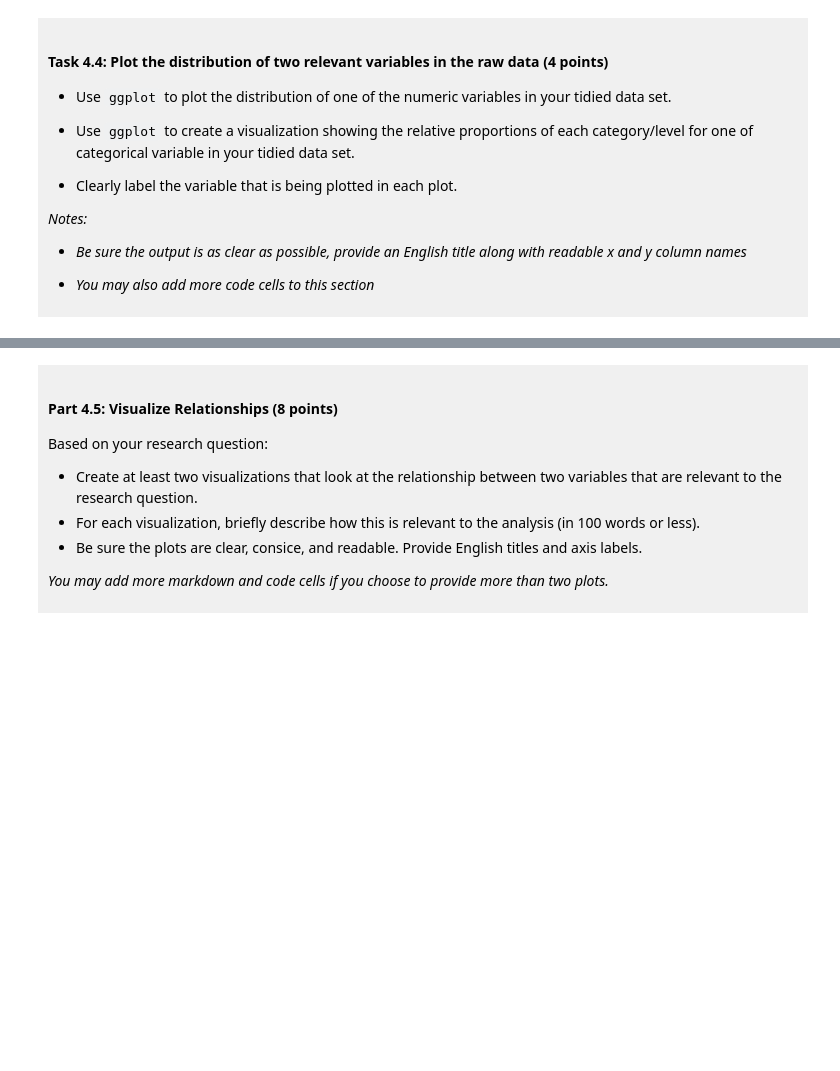
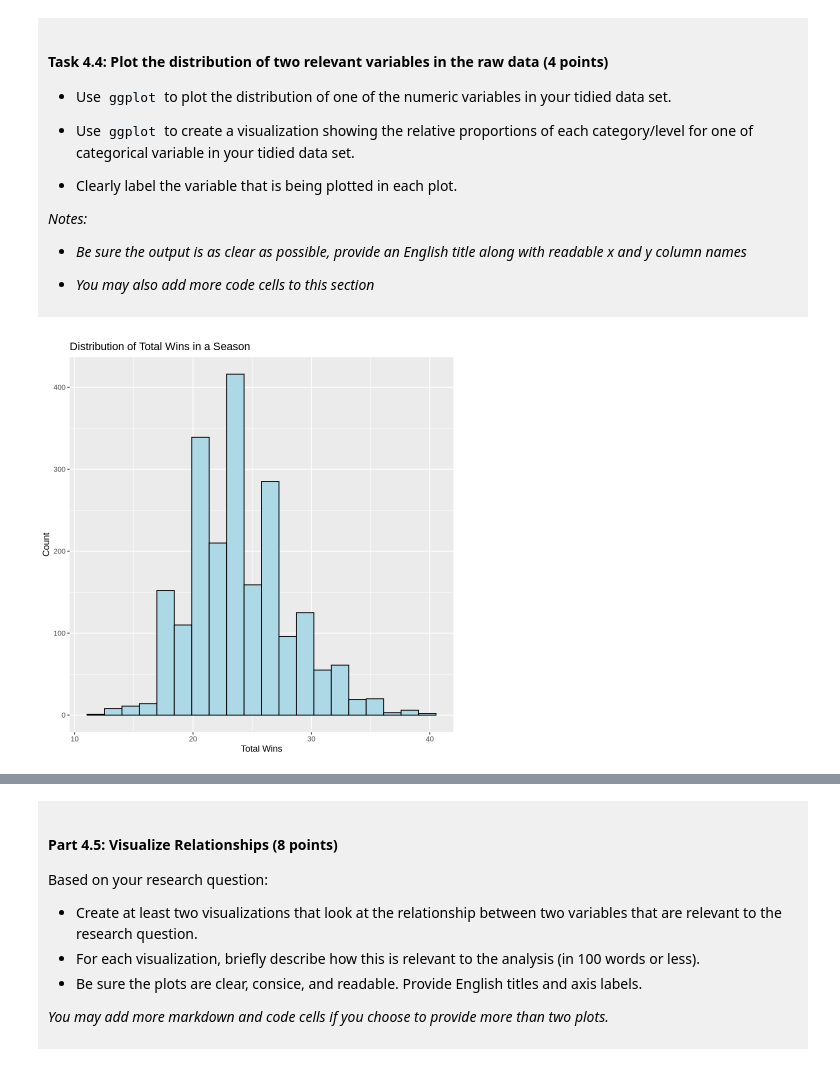
Before and after one commit to eileent0922/dsci-100-project-eileen-tang, a Jupyter notebook: dsci-100-project-notebook.ipynb, the cells around one changed output, grey strips where cells are left out. Drawn from its saved outputs; the diff is of its cells as text; code cells hidden in the pictures; blank space fills up the shorter version.

```diff
--- a/dsci-100-project-notebook.ipynb
+++ b/dsci-100-project-notebook.ipynb
@@ -299,5 +312,12 @@ You will refine your research question (if needed) and produce a tidy data set.
 
 </div>
 # %%
-### EDIT THIS CODE CELL FOR PLOT 1 ###
+ggplot(tidy_data, aes(x=total_wins))+
+    geom_histogram(bins=20, fill="light blue", color="black")+
+    labs(
+        title="Distribution of Total Wins in a Season",
+        x="Total Wins",
+        y="Count")
+# %% [output]
+[figure, added]
 # %%
```
Also changed, not shown: parts of 11 cells of this notebook.
